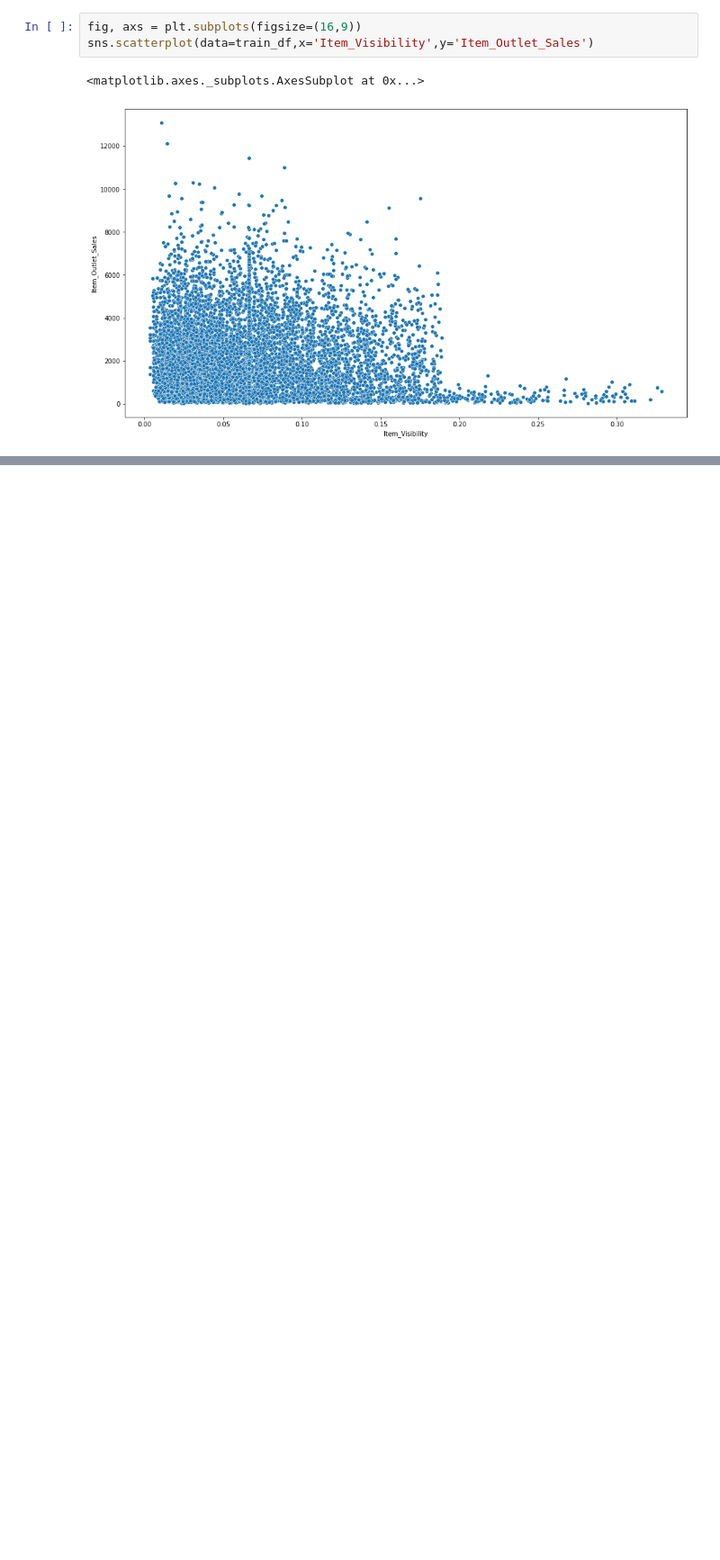
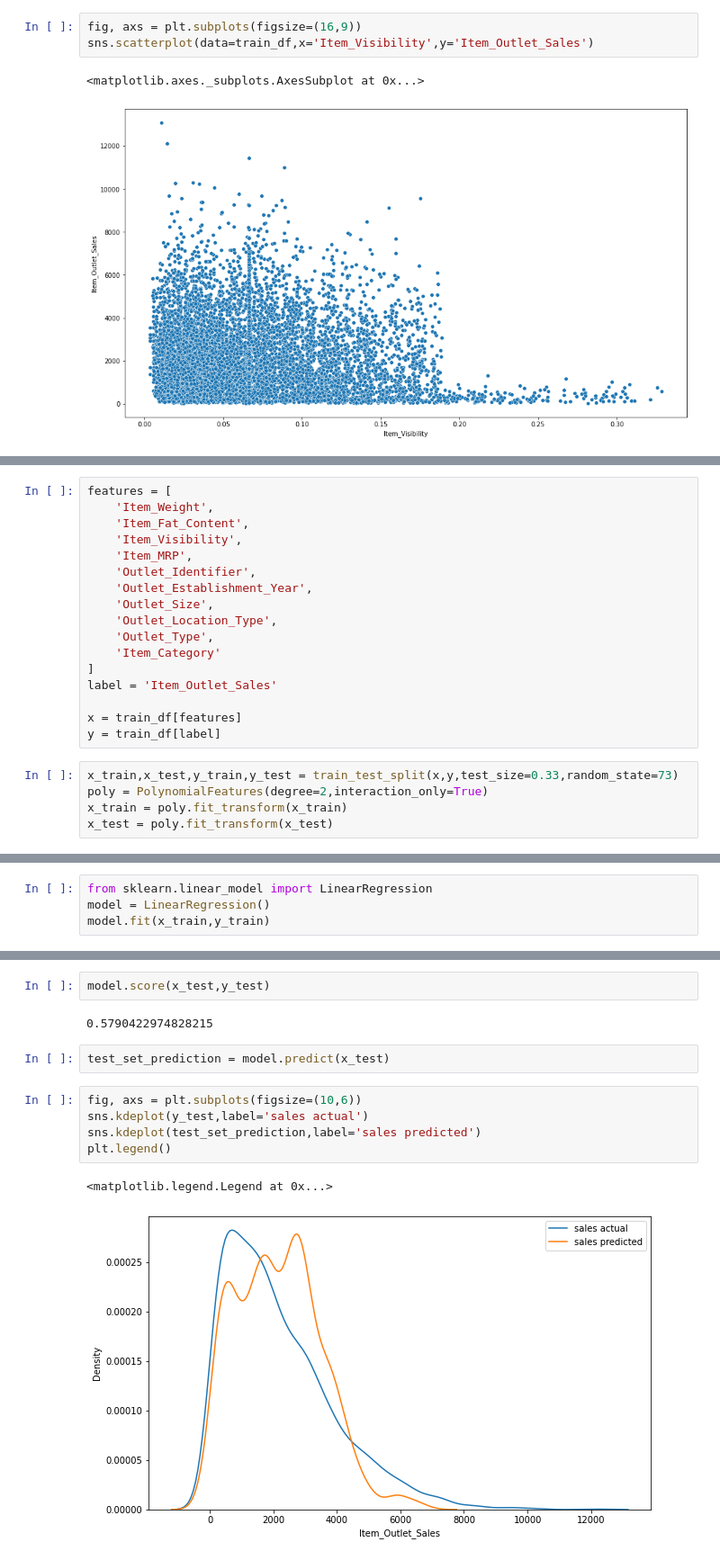
Before and after one commit to HeptaDecane/LP1_SEM7, a Jupyter notebook: C03/notebook.ipynb, the cells around one changed output, grey strips where cells are left out. Shown: that part at 90% size. Cells and saved outputs as stored; diff of their text form; blank space fills up the shorter version.

```diff
--- a/C03/notebook.ipynb
+++ b/C03/notebook.ipynb
@@ -266,0 +308,22 @@ sns.scatterplot(data=train_df,x='Item_Visibility',y='Item_Outlet_Sales')
+# %%
+features = [
+    'Item_Weight',
+    'Item_Fat_Content',
+    'Item_Visibility',
+    'Item_MRP',
+    'Outlet_Identifier',
+    'Outlet_Establishment_Year',
+    'Outlet_Size',
+    'Outlet_Location_Type',
+    'Outlet_Type',
+    'Item_Category'
+]
+label = 'Item_Outlet_Sales'
+
+x = train_df[features]
+y = train_df[label]
+# %%
+x_train,x_test,y_train,y_test = train_test_split(x,y,test_size=0.33,random_state=73)
+poly = PolynomialFeatures(degree=2,interaction_only=True)
+x_train = poly.fit_transform(x_train)
+x_test = poly.fit_transform(x_test)
@@ -266,0 +332,4 @@ sns.scatterplot(data=train_df,x='Item_Visibility',y='Item_Outlet_Sales')
+# %%
+from sklearn.linear_model import LinearRegression
+model = LinearRegression()
+model.fit(x_train,y_train)
@@ -266,0 +342,14 @@ sns.scatterplot(data=train_df,x='Item_Visibility',y='Item_Outlet_Sales')
+# %%
+model.score(x_test,y_test)
+# %% [output]
+0.5790422974828215
+# %%
+test_set_prediction = model.predict(x_test)
+# %%
+fig, axs = plt.subplots(figsize=(10,6))
+sns.kdeplot(y_test,label='sales actual')
+sns.kdeplot(test_set_prediction,label='sales predicted')
+plt.legend()
+# %% [output]
+<matplotlib.legend.Legend at 0x...>
+[figure, added]
```
Also changed, not shown: parts of 28 cells of this notebook.
